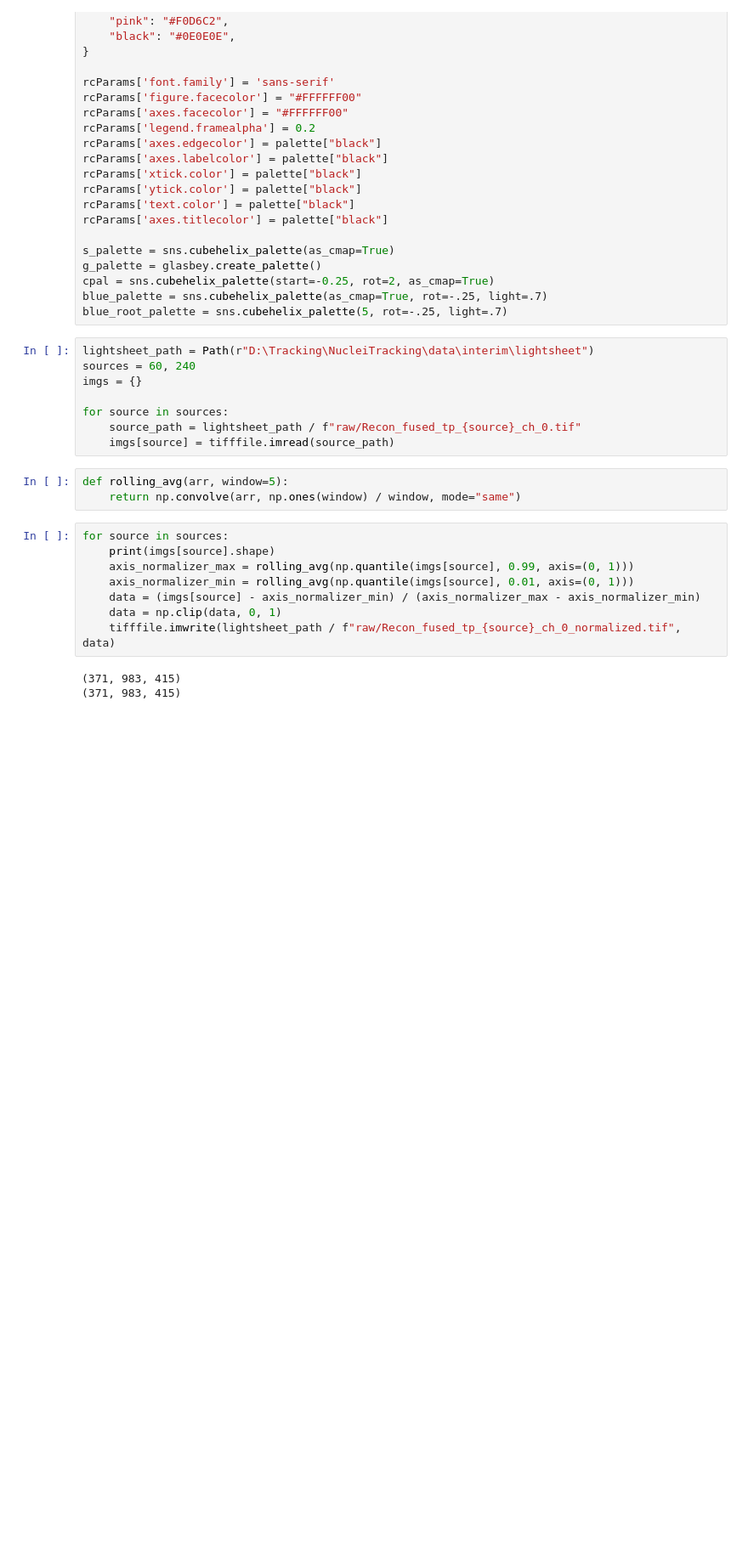
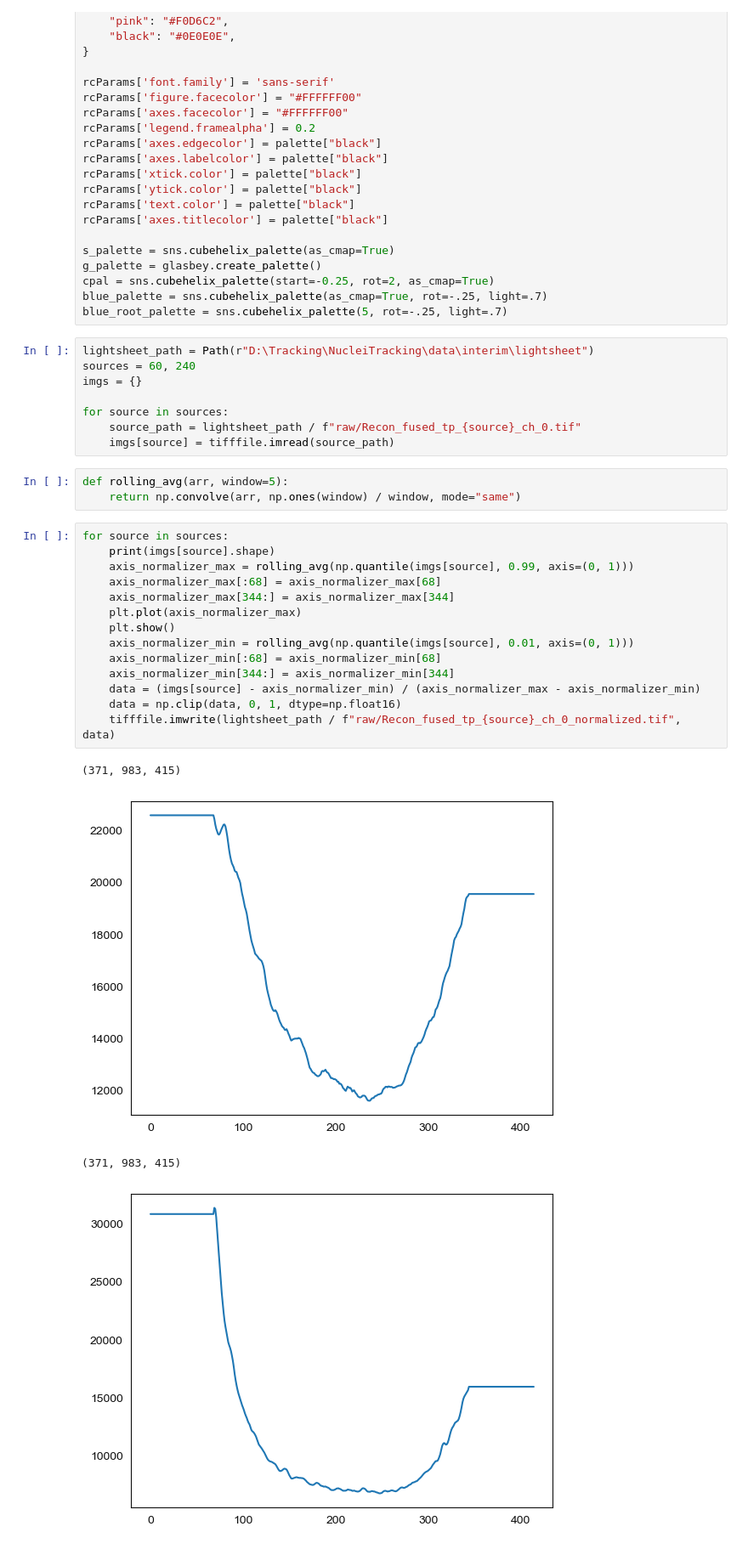
Before and after one commit to Harrison-Oatman/NucleiTracking, a Jupyter notebook: notebooks/3d_normalization.ipynb, the cells around one changed output. Shown at 85% size. Drawn from its saved outputs; the diff is of its cells as text; blank space fills up the shorter version.

```diff
--- a/notebooks/3d_normalization.ipynb
+++ b/notebooks/3d_normalization.ipynb
@@ -52,11 +52,19 @@ def rolling_avg(arr, window=5):
 # %%
 for source in sources:
     print(imgs[source].shape)
     axis_normalizer_max = rolling_avg(np.quantile(imgs[source], 0.99, axis=(0, 1)))
+    axis_normalizer_max[:68] = axis_normalizer_max[68]
+    axis_normalizer_max[344:] = axis_normalizer_max[344]
+    plt.plot(axis_normalizer_max)
+    plt.show()
     axis_normalizer_min = rolling_avg(np.quantile(imgs[source], 0.01, axis=(0, 1)))
+    axis_normalizer_min[:68] = axis_normalizer_min[68]
+    axis_normalizer_min[344:] = axis_normalizer_min[344]
     data = (imgs[source] - axis_normalizer_min) / (axis_normalizer_max - axis_normalizer_min)
-    data = np.clip(data, 0, 1)
+    data = np.clip(data, 0, 1, dtype=np.float16)
     tifffile.imwrite(lightsheet_path / f"raw/Recon_fused_tp_{source}_ch_0_normalized.tif", data)
 # %% [output]
 (371, 983, 415)
-(371, 983, 415)
+[figure, added]
+(371, 983, 415)
+[figure, added]
```
